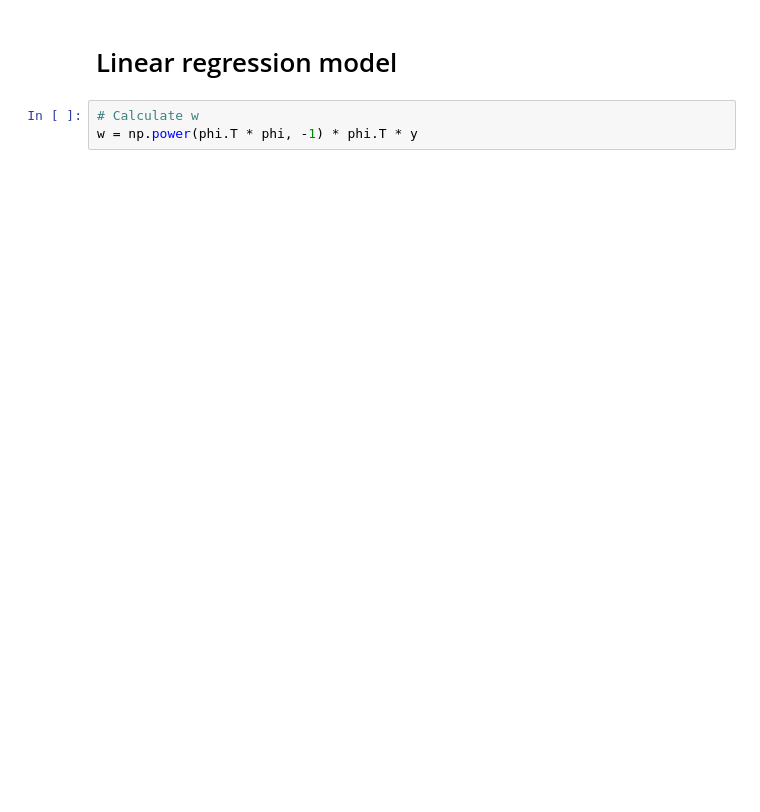
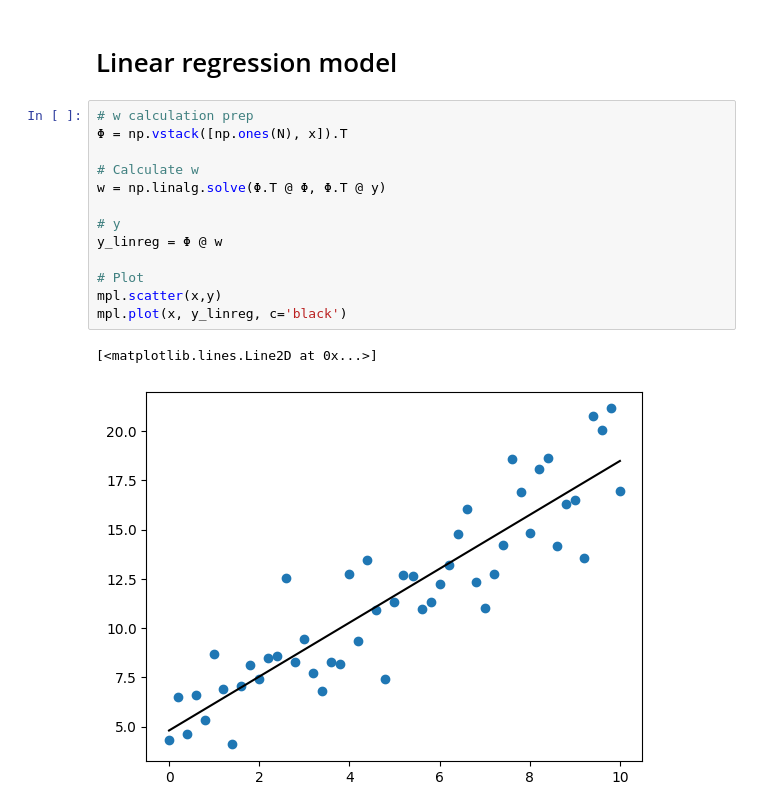
Before and after one commit to szmidapatrik/machine-learning, a Jupyter notebook: linreg.ipynb, the cells around one changed output. Drawn from its saved outputs; the diff is of its cells as text; blank space fills up the shorter version.

```diff
--- a/linreg.ipynb
+++ b/linreg.ipynb
@@ -51,5 +53,18 @@ mpl.scatter(x,y)
 # %% [markdown]
 # Linear regression model
-# %%
-# Calculate w
-w = np.power(phi.T * phi, -1) * phi.T * y
+# %%
+# w calculation prep
+Φ = np.vstack([np.ones(N), x]).T
+
+# Calculate w
+w = np.linalg.solve(Φ.T @ Φ, Φ.T @ y)
+
+# y
+y_linreg = Φ @ w
+
+# Plot
+mpl.scatter(x,y)
+mpl.plot(x, y_linreg, c='black')
+# %% [output]
+[<matplotlib.lines.Line2D at 0x...>]
+[figure, added]
```
Also changed, not shown: parts of 1 cell of this notebook.
